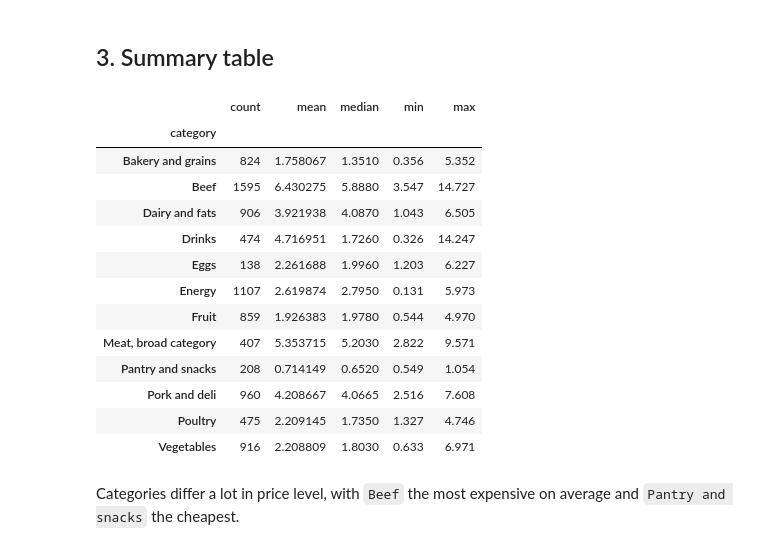
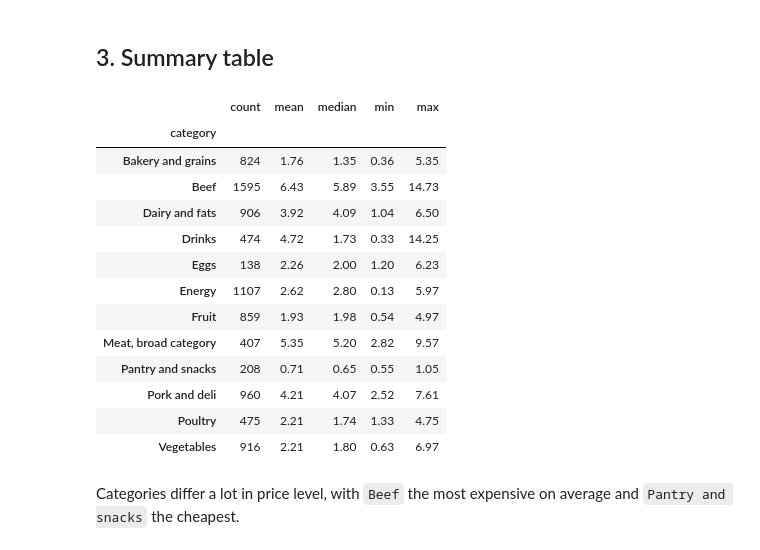
Before and after one commit to AndrewJoe0/CAP_3764_2026_FALL_TEAM_3, a Jupyter notebook: initial_eda_.ipynb, the cells around one changed output. Drawn from its saved outputs; the diff is of its cells as text; code cells hidden in the pictures.

```diff
--- a/initial_eda_.ipynb
+++ b/initial_eda_.ipynb
@@ -7,6 +7,11 @@ import matplotlib.pyplot as plt
 import seaborn as sns
 # %%
 df = read_data_pd('us_average_prices_monthly.csv')
+
+df['date'] = pd.to_datetime(df['date'])
+df['item'] = df['item'].astype('category')
+df['category'] = df['category'].astype('category')
+
 df.head()
 # %% [output]
 |  | date | year | month | item | unit | category | price | series_id |
@@ -94,22 +99,22 @@ The most common category is `Beef`, with 1595 rows. The most common unit is `lb`
 # %% [markdown]
 ## 3. Summary table
 # %%
-df.groupby('category')['price'].agg(['count', 'mean', 'median', 'min', 'max'])
+df.groupby('category')['price'].agg(['count', 'mean', 'median', 'min', 'max']).round(2)
 # %% [output]
 |  | count | mean | median | min | max |
 | category |  |  |  |  |  |
-| Bakery and grains | 824 | 1.758067 | 1.3510 | 0.356 | 5.352 |
-| Beef | 1595 | 6.430275 | 5.8880 | 3.547 | 14.727 |
-| Dairy and fats | 906 | 3.921938 | 4.0870 | 1.043 | 6.505 |
-| Drinks | 474 | 4.716951 | 1.7260 | 0.326 | 14.247 |
-| Eggs | 138 | 2.261688 | 1.9960 | 1.203 | 6.227 |
-| Energy | 1107 | 2.619874 | 2.7950 | 0.131 | 5.973 |
-| Fruit | 859 | 1.926383 | 1.9780 | 0.544 | 4.970 |
-| Meat, broad category | 407 | 5.353715 | 5.2030 | 2.822 | 9.571 |
-| Pantry and snacks | 208 | 0.714149 | 0.6520 | 0.549 | 1.054 |
-| Pork and deli | 960 | 4.208667 | 4.0665 | 2.516 | 7.608 |
-| Poultry | 475 | 2.209145 | 1.7350 | 1.327 | 4.746 |
-| Vegetables | 916 | 2.208809 | 1.8030 | 0.633 | 6.971 |
+| Bakery and grains | 824 | 1.76 | 1.35 | 0.36 | 5.35 |
+| Beef | 1595 | 6.43 | 5.89 | 3.55 | 14.73 |
+| Dairy and fats | 906 | 3.92 | 4.09 | 1.04 | 6.50 |
+| Drinks | 474 | 4.72 | 1.73 | 0.33 | 14.25 |
+| Eggs | 138 | 2.26 | 2.00 | 1.20 | 6.23 |
+| Energy | 1107 | 2.62 | 2.80 | 0.13 | 5.97 |
+| Fruit | 859 | 1.93 | 1.98 | 0.54 | 4.97 |
+| Meat, broad category | 407 | 5.35 | 5.20 | 2.82 | 9.57 |
+| Pantry and snacks | 208 | 0.71 | 0.65 | 0.55 | 1.05 |
+| Pork and deli | 960 | 4.21 | 4.07 | 2.52 | 7.61 |
+| Poultry | 475 | 2.21 | 1.74 | 1.33 | 4.75 |
+| Vegetables | 916 | 2.21 | 1.80 | 0.63 | 6.97 |
 # %% [markdown]
 Categories differ a lot in price level, with `Beef` the most expensive on average and `Pantry and snacks` the cheapest.
 # %% [markdown]
```
Also changed, not shown: parts of 1 cell of this notebook.
